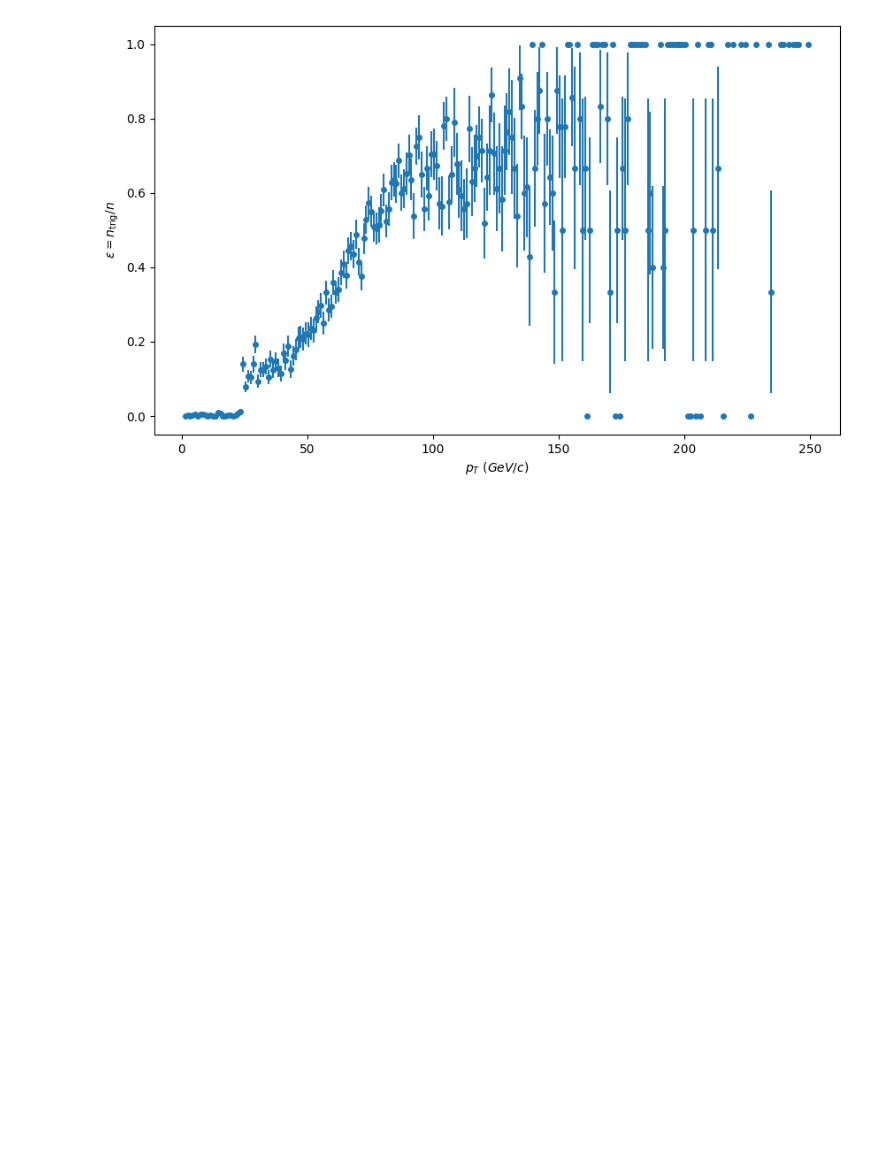
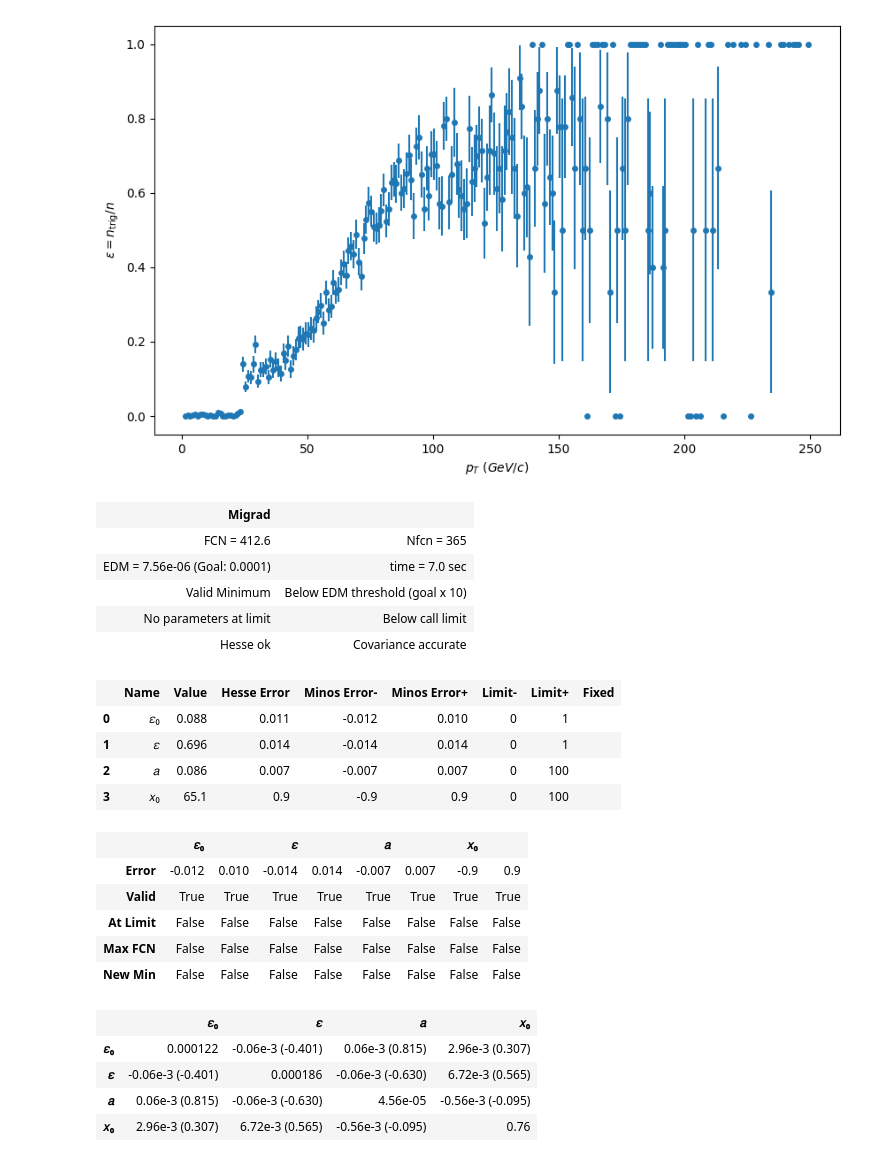
Before and after one commit to lucalista/analisi-dati-2025, a Jupyter notebook: 17.01.00__Misura_di_un_plateau_di_efficienza.ipynb, the cells around one changed output. Drawn from its saved outputs; the diff is of its cells as text; code cells hidden in the pictures; blank space fills up the shorter version.

```diff
--- a/17.01.00__Misura_di_un_plateau_di_efficienza.ipynb
+++ b/17.01.00__Misura_di_un_plateau_di_efficienza.ipynb
@@ -327,3 +327,45 @@ plt.ylabel(r'$\varepsilon = n_{\mathrm{trig}}/n$')
 plt.show()
 # %% [output]
 [figure]
+# %%
+x_min = 25
+def model_h(x, e0, e, a, x0):
+    return e0 + (e - e0)/(1.0 + np.exp(-a*(x - x0)))
+
+select = x_data >= x_min
+x_data_select, n_h_select, n_x_select = x_data[select], n_h[select], n_x[select]
+def nl_like(*par):
+    nl = 0
+    for x, h, n in zip(x_data_select, n_h_select, n_x_select):
+        if n>0:
+            eff = model_h(x, *par)
+            nl -= binom.logpmf(h, n, eff)
+    return nl
+nl_like.errordef = Minuit.LIKELIHOOD
+m_t = Minuit(nl_like, 0.088, 0.696, 0.086, 65.1, name=(r"$\varepsilon_0$", r"$\varepsilon$", "$a$", "$x_0$"))
+m_t.limits=((0,1), (0,1), (0,100), (0, 100))
+m_t.migrad()
+m_t.minos()
+# %% [output]
+| Migrad |  |
+| FCN = 412.6 | Nfcn = 365 |
+| EDM = 7.56e-06 (Goal: 0.0001) | time = 7.0 sec |
+| Valid Minimum | Below EDM threshold (goal x 10) |
+| No parameters at limit | Below call limit |
+| Hesse ok | Covariance accurate |
+|  | Name | Value | Hesse Error | Minos Error- | Minos Error+ | Limit- | Limit+ | Fixed |
+| 0 | 𝜀₀ | 0.088 | 0.011 | -0.012 | 0.010 | 0 | 1 |  |
+| 1 | 𝜀 | 0.696 | 0.014 | -0.014 | 0.014 | 0 | 1 |  |
+| 2 | 𝑎 | 0.086 | 0.007 | -0.007 | 0.007 | 0 | 100 |  |
+| 3 | 𝑥₀ | 65.1 | 0.9 | -0.9 | 0.9 | 0 | 100 |  |
+|  | 𝜀₀ |  | 𝜀 |  | 𝑎 |  | 𝑥₀ |  |
+| Error | -0.012 | 0.010 | -0.014 | 0.014 | -0.007 | 0.007 | -0.9 | 0.9 |
+| Valid | True | True | True | True | True | True | True | True |
+| At Limit | False | False | False | False | False | False | False | False |
+| Max FCN | False | False | False | False | False | False | False | False |
+| New Min | False | False | False | False | False | False | False | False |
+|  | 𝜀₀ | 𝜀 | 𝑎 | 𝑥₀ |
+| 𝜀₀ | 0.000122 | -0.06e-3 (-0.401) | 0.06e-3 (0.815) | 2.96e-3 (0.307) |
+| 𝜀 | -0.06e-3 (-0.401) | 0.000186 | -0.06e-3 (-0.630) | 6.72e-3 (0.565) |
+| 𝑎 | 0.06e-3 (0.815) | -0.06e-3 (-0.630) | 4.56e-05 | -0.56e-3 (-0.095) |
+| 𝑥₀ | 2.96e-3 (0.307) | 6.72e-3 (0.565) | -0.56e-3 (-0.095) | 0.76 |
```
Also changed, not shown: parts of 13 cells of this notebook.
